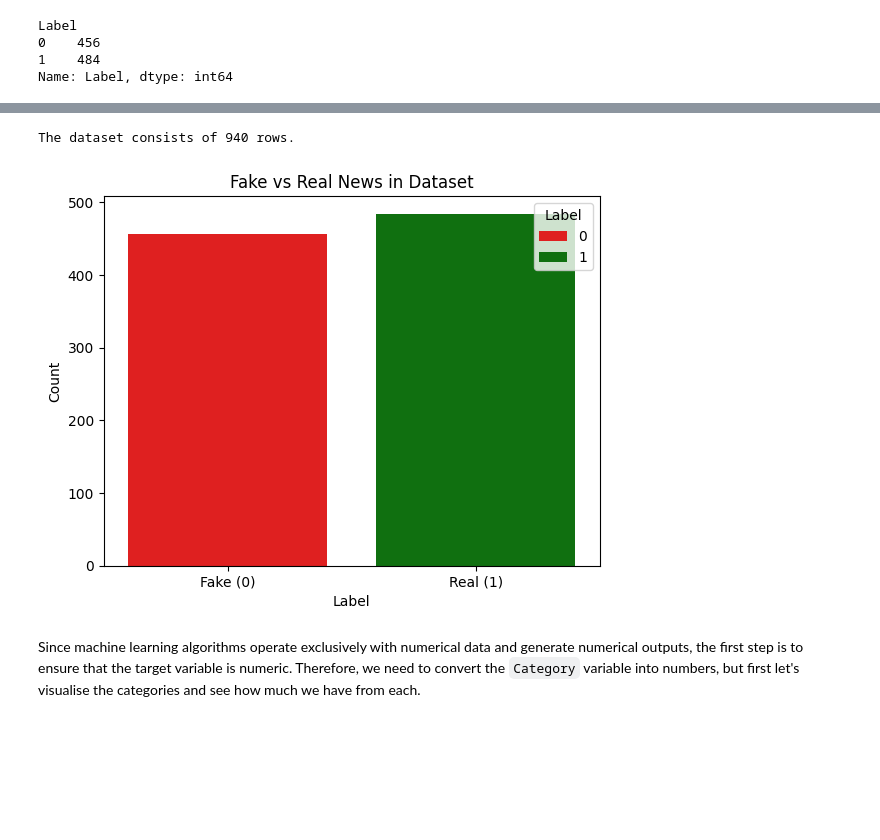
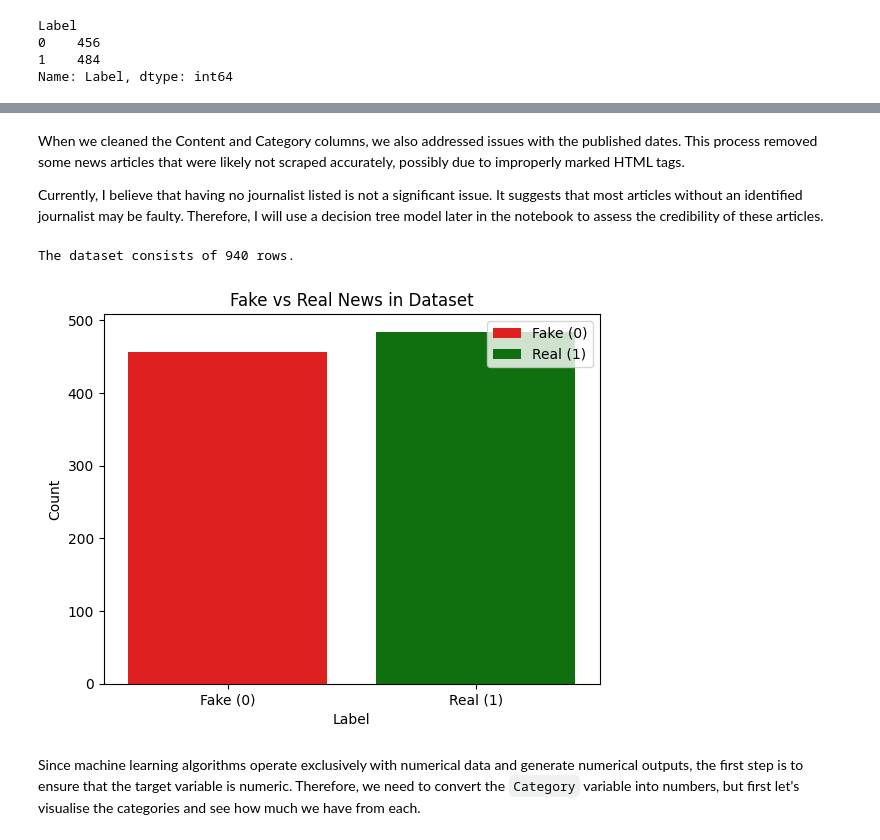
Before and after one commit to ivetkalchev/DeFactify, a Jupyter notebook: defactify.ipynb, the cells around one changed output, grey strips where cells are left out. Drawn from its saved outputs; the diff is of its cells as text; code cells hidden in the pictures; blank space fills up the shorter version.

Commit message:
adding more visualizations

```diff
--- a/defactify.ipynb
+++ b/defactify.ipynb
@@ -182,3 +236,7 @@ Name: Label, dtype: int64
+# %% [markdown]
+When we cleaned the Content and Category columns, we also addressed issues with the published dates. This process removed some news articles that were likely not scraped accurately, possibly due to improperly marked HTML tags.
+
+Currently, I believe that having no journalist listed is not a significant issue. It suggests that most articles without an identified journalist may be faulty. Therefore, I will use a decision tree model later in the notebook to assess the credibility of these articles.
 # %%
 print(f"The dataset consists of {cleaned_dataset.shape[0]} rows.")
 # %% [output]
@@ -186,18 +244,19 @@ The dataset consists of 940 rows.
 # %%
 plt.figure()
 seaborn.countplot(
     data=cleaned_dataset,
     x='Label',
     hue='Label',
     palette={0: 'red', 1: 'green'},
 )
 plt.title('Fake vs Real News in Dataset')
 plt.xlabel('Label')
 plt.ylabel('Count')
+plt.legend(['Fake (0)', 'Real (1)'])
 plt.xticks(ticks=[0, 1], labels=['Fake (0)', 'Real (1)'])
 plt.show()
 # %% [output]
-[figure, old version]
+[figure, new version]
 # %% [markdown]
 Since machine learning algorithms operate exclusively with numerical data and generate numerical outputs, the first step is to ensure that the target variable is numeric. Therefore, we need to convert the `Category` variable into numbers, but first let's visualise the categories and see how much we have from each.
 # %%
```
Also changed, not shown: parts of 26 cells of this notebook, 1 other file.
